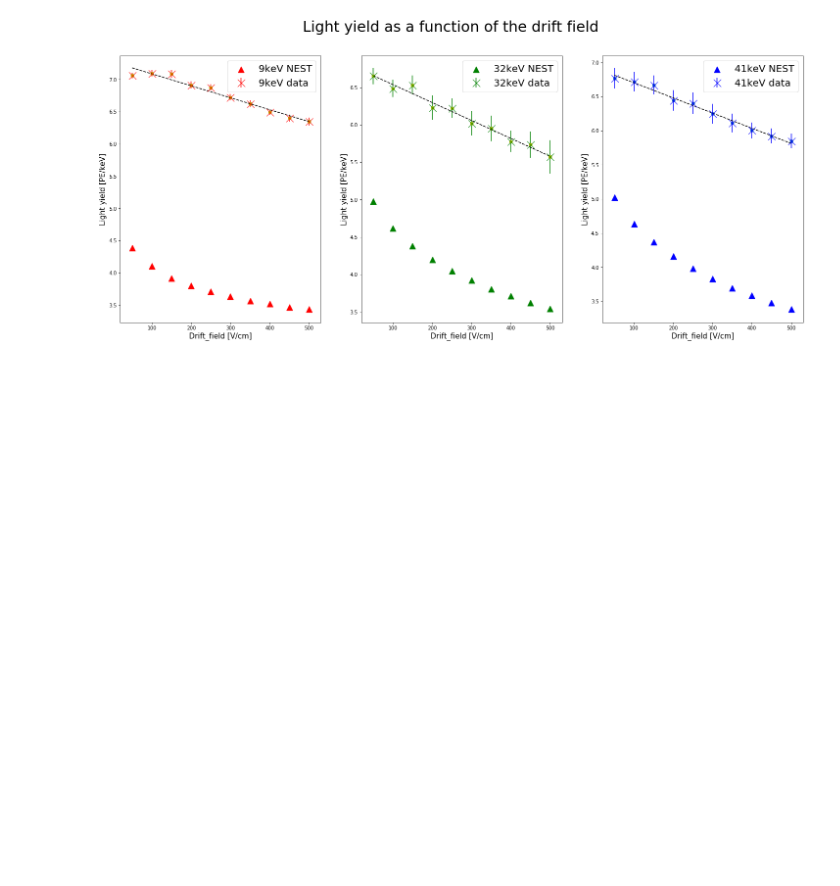
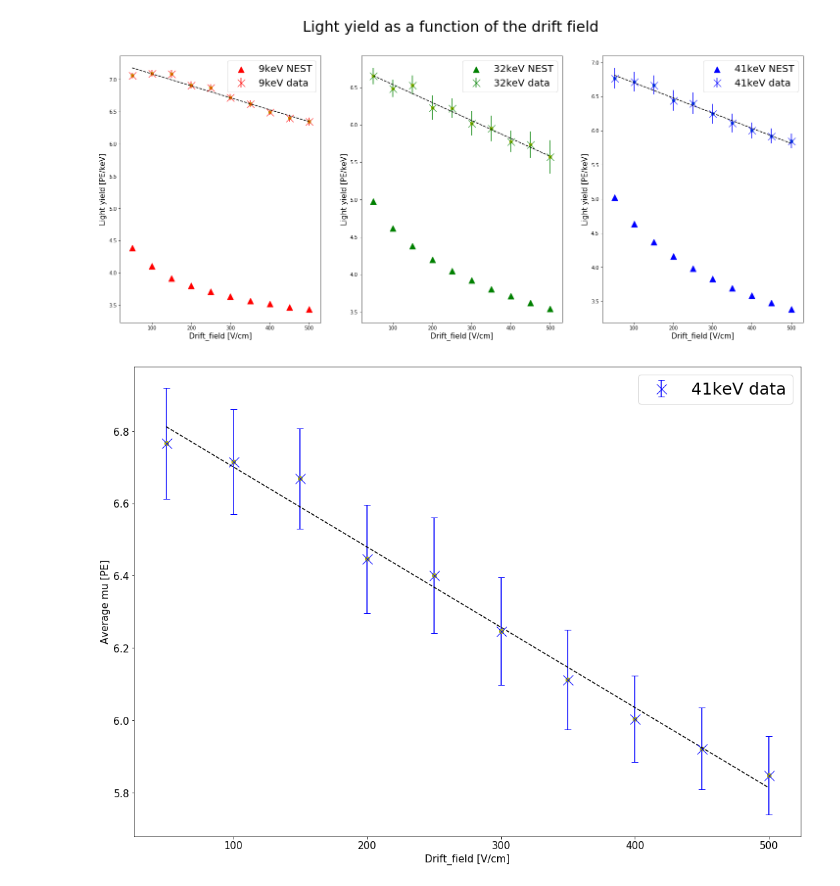
Before and after one commit to AG-Schumann/xebra_scripts, a Jupyter notebook: strax_analysis/Light_yield_dependency.ipynb, the cells around one changed output. Cells and saved outputs as stored; diff of their text form; code cells hidden in the pictures; blank space fills up the shorter version.

```diff
--- a/strax_analysis/Light_yield_dependency.ipynb
+++ b/strax_analysis/Light_yield_dependency.ipynb
@@ -1566,3 +1573,27 @@ plt.show()
 # %% [output]
 [figure]
 [figure]
+# %%
+fig, ax1 = plt.subplots(figsize=(18,13))
+SIZE = 20
+EXTRA_SIZE = 30
+
+plt.rc('font', size=SIZE)          # controls default text sizes
+plt.rc('axes', titlesize=EXTRA_SIZE)     # fontsize of the axes title
+plt.rc('axes', labelsize=SIZE)    # fontsize of the x and y labels
+plt.rc('xtick', labelsize=15)    # fontsize of the tick labels
+plt.rc('ytick', labelsize=15)    # fontsize of the tick labels
+plt.rc('legend', fontsize=SIZE)    # legend fontsize
+plt.rc('figure', titlesize=SIZE)
+
+ax1.errorbar(Drift_field, KrS1_41keV_ly, yerr = Error_on_ly_41keV,c = 'b',capsize=5, markersize='15', marker = 'x', fmt='.', label='41keV data')
+ax1.scatter(Drift_field, KrS1_41keV_ly)
+ax1.legend(loc =1,prop={'size': 25})
+ax1.set_xlabel('Drift_field [V/cm]', fontsize = 15)
+ax1.set_ylabel('Average mu [PE]', fontsize = 15)
+fit_41keV = np.polyfit(Drift_field,KrS1_41keV_ly,1)
+fit_fn_41keV = np.poly1d(fit_41keV)
+ax1.plot(Drift_field, KrS1_41keV_ly, 'yo', Drift_field, fit_fn_41keV(Drift_field), '--k')
+plt.show()
+# %% [output]
+[figure, added]
```
Also changed, not shown: parts of 2 cells of this notebook, 7 other files.
